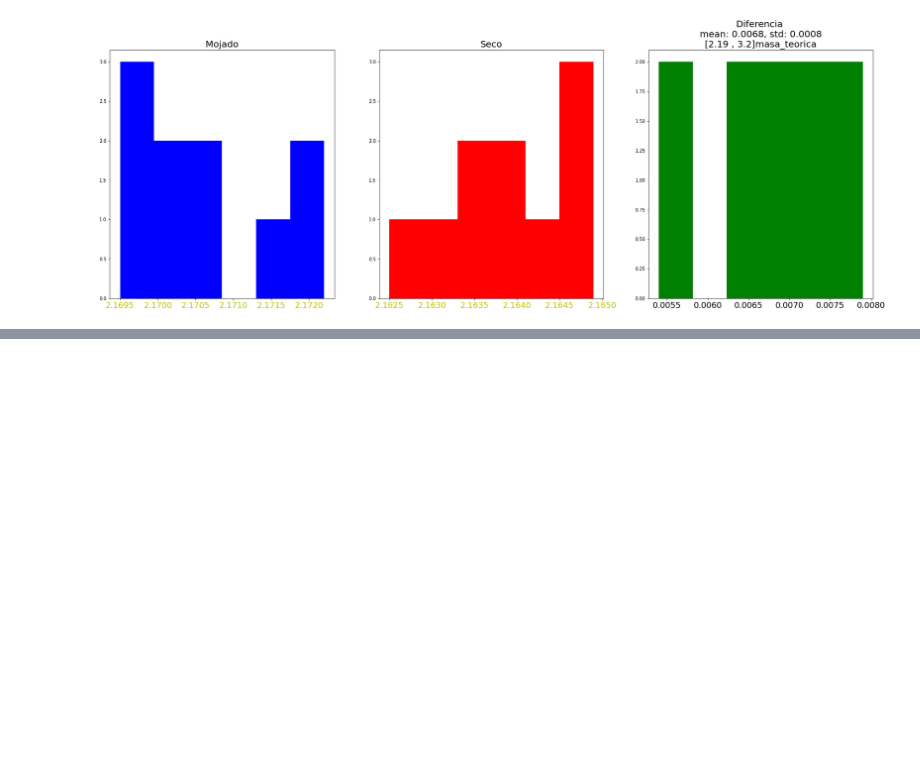
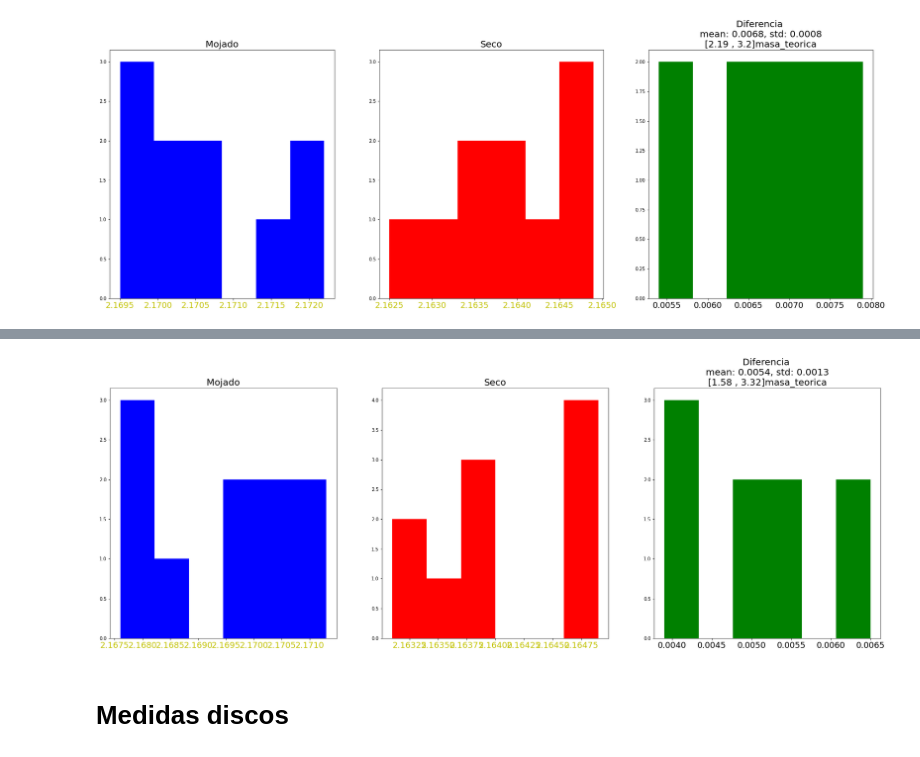
Before and after one commit to And2300/Trash, a Jupyter notebook: Experimento2_Datos.ipynb, the cells around one changed output, grey strips where cells are left out. Drawn from its saved outputs; the diff is of its cells as text; code cells hidden in the pictures; blank space fills up the shorter version.

```diff
--- a/Experimento2_Datos.ipynb
+++ b/Experimento2_Datos.ipynb
@@ -103,0 +149,9 @@ plot_hist(listad42,listad41, alpha=2)
+# %%
+listad11 = [2.1646,2.1639,2.1638,2.1631,2.1636,2.1637,2.1649,2.1631,2.1646,2.1649]
+listad12 = [2.1708,2.1695,2.1680,2.1713,2.1676,2.1702,2.1688,2.1682,2.1702,2.1697]
+# %%
+plot_hist(listad12,listad11, alpha=2)
+# %% [output]
+[figure, added]
+# %% [markdown]
+# Medidas discos
```
Also changed, not shown: parts of 20 cells of this notebook.
